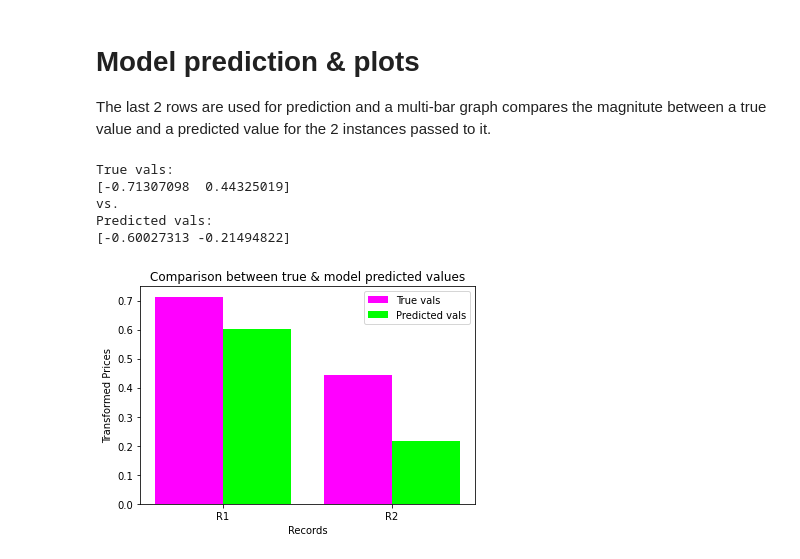
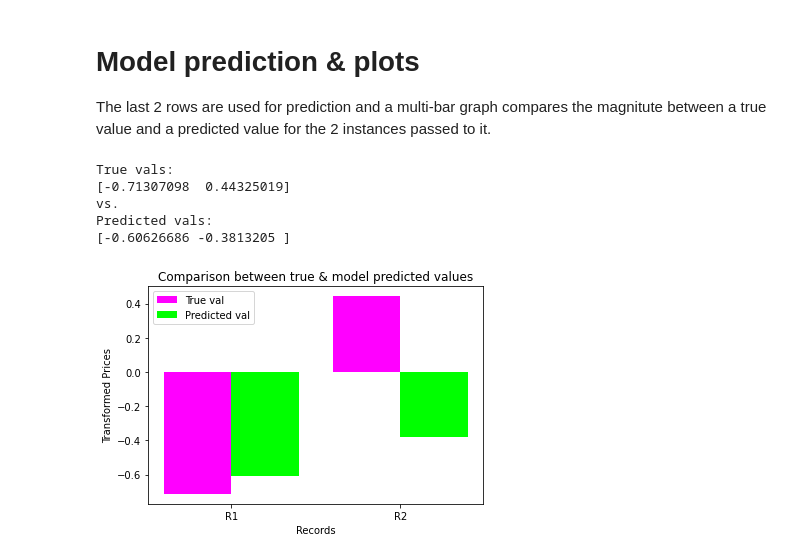
Before and after one commit to TrevorIkky/Classwork-ANN-Task, a Jupyter notebook: Classwork_ANN_Task.ipynb, the cells around one changed output. Cells and saved outputs as stored; diff of their text form; code cells hidden in the pictures.

```diff
--- a/Classwork_ANN_Task.ipynb
+++ b/Classwork_ANN_Task.ipynb
@@ -184,6 +184,6 @@ The last 2 rows in the dataset are not used in training to test the model's gene
 # %%
 
-model.compile(optimizer=SGD(learning_rate=0.1), loss=Huber(), metrics='mse')
+model.compile(optimizer=SGD(learning_rate=0.2), loss=Huber(), metrics='mse')
 early_stopping = EarlyStopping(patience=2, monitor='loss')
 history = model.fit(X_ds[:-2], y_ds[:-2], batch_size=15, epochs=300, callbacks=[early_stopping])
 # %% [output]
@@ -238,17 +238,17 @@ True vals:
 [-0.71307098  0.44325019]
 vs.
 Predicted vals:
-[-0.60027313 -0.21494822]
+[-0.60626686 -0.3813205 ]
 # %%
 X = ['R1', 'R2']
 X_axis = np.arange(len(X))
-plt.bar(X_axis - 0.2, np.abs(y_true), 0.4, label = 'True vals', color='magenta')
-plt.bar(X_axis + 0.2, np.abs(P), 0.4, label = 'Predicted vals', color='lime')
+plt.bar(X_axis - 0.2, y_true, 0.4, label = 'True val', color='magenta')
+plt.bar(X_axis + 0.2, P, 0.4, label = 'Predicted val', color='lime')
 plt.xticks(X_axis, X)
 plt.xlabel("Records")
 plt.ylabel("Transformed Prices")
 plt.title("Comparison between true & model predicted values")
 plt.legend()
 plt.show()
 # %% [output]
-[figure, old version]
+[figure, new version]
```
Also changed, not shown: parts of 7 cells of this notebook.
